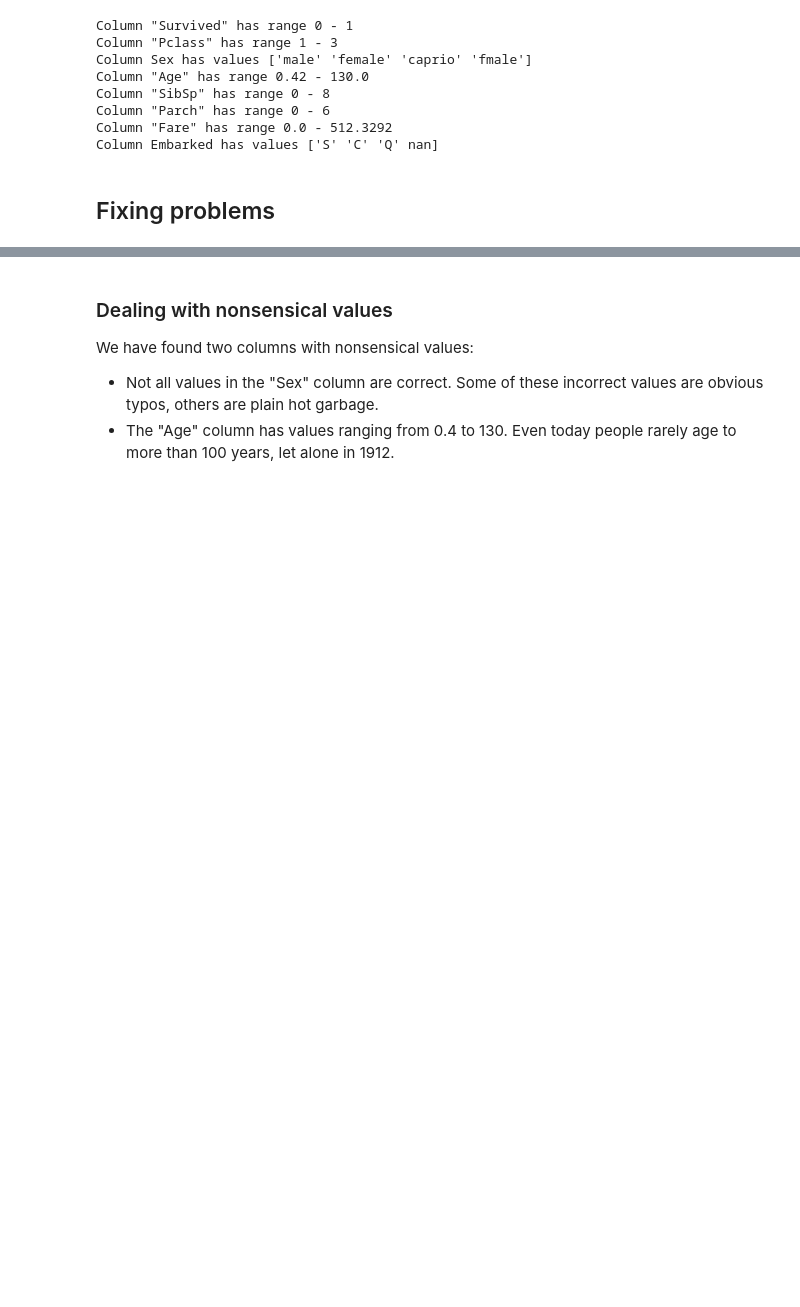
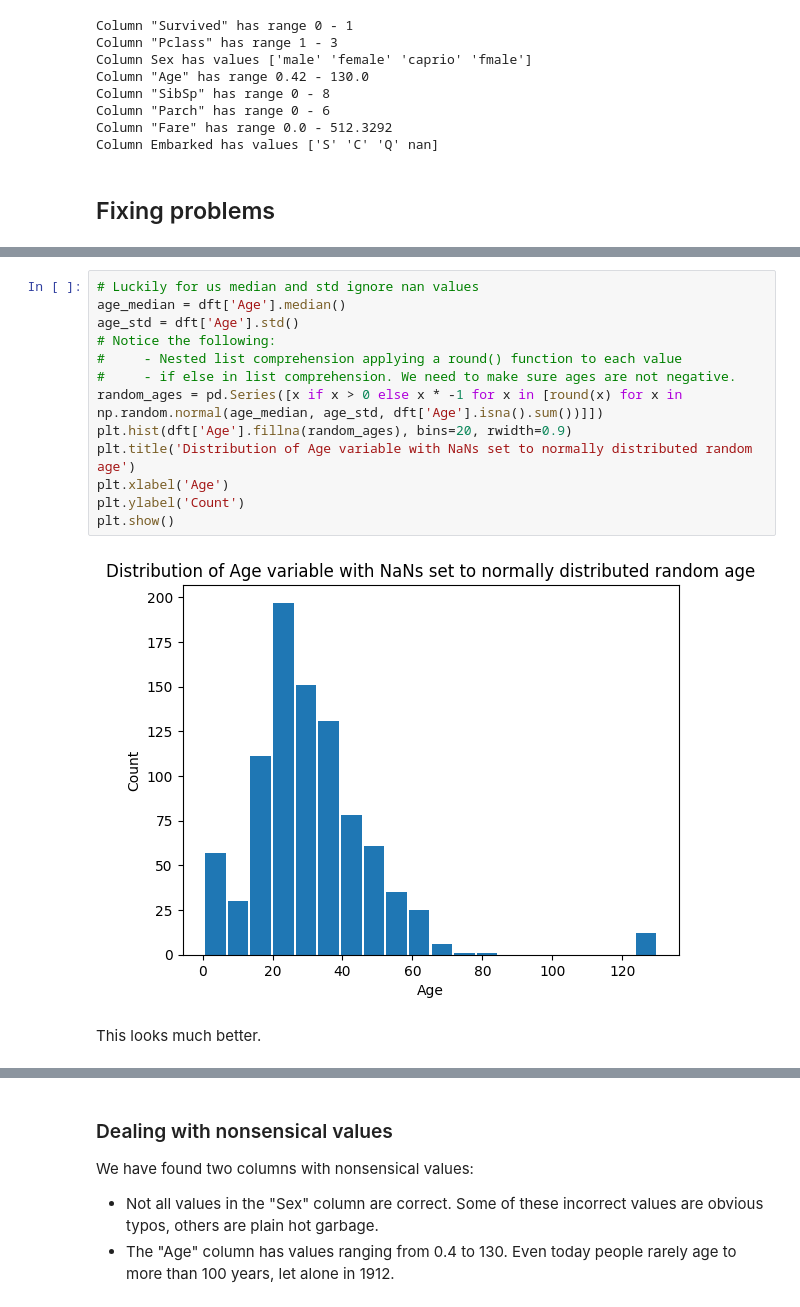
Before and after one commit to AIM-MADS-DATEXP/workshop-data-preparation, a Jupyter notebook: data_preparation.ipynb, the cells around one changed output, grey strips where cells are left out. Drawn from its saved outputs; the diff is of its cells as text; blank space fills up the shorter version.

```diff
--- a/data_preparation.ipynb
+++ b/data_preparation.ipynb
@@ -79,0 +154,17 @@ Column Embarked has values ['S' 'C' 'Q' nan]
+# %%
+# Luckily for us median and std ignore nan values
+age_median = dft['Age'].median()
+age_std = dft['Age'].std()
+# Notice the following:
+#     - Nested list comprehension applying a round() function to each value
+#     - if else in list comprehension. We need to make sure ages are not negative.
+random_ages = pd.Series([x if x > 0 else x * -1 for x in [round(x) for x in np.random.normal(age_median, age_std, dft['Age'].isna().sum())]])
+plt.hist(dft['Age'].fillna(random_ages), bins=20, rwidth=0.9)
+plt.title('Distribution of Age variable with NaNs set to normally distributed random age')
+plt.xlabel('Age')
+plt.ylabel('Count')
+plt.show()
+# %% [output]
+[figure, added]
+# %% [markdown]
+This looks much better.
```
Also changed, not shown: parts of 22 cells of this notebook, 1 other file.
